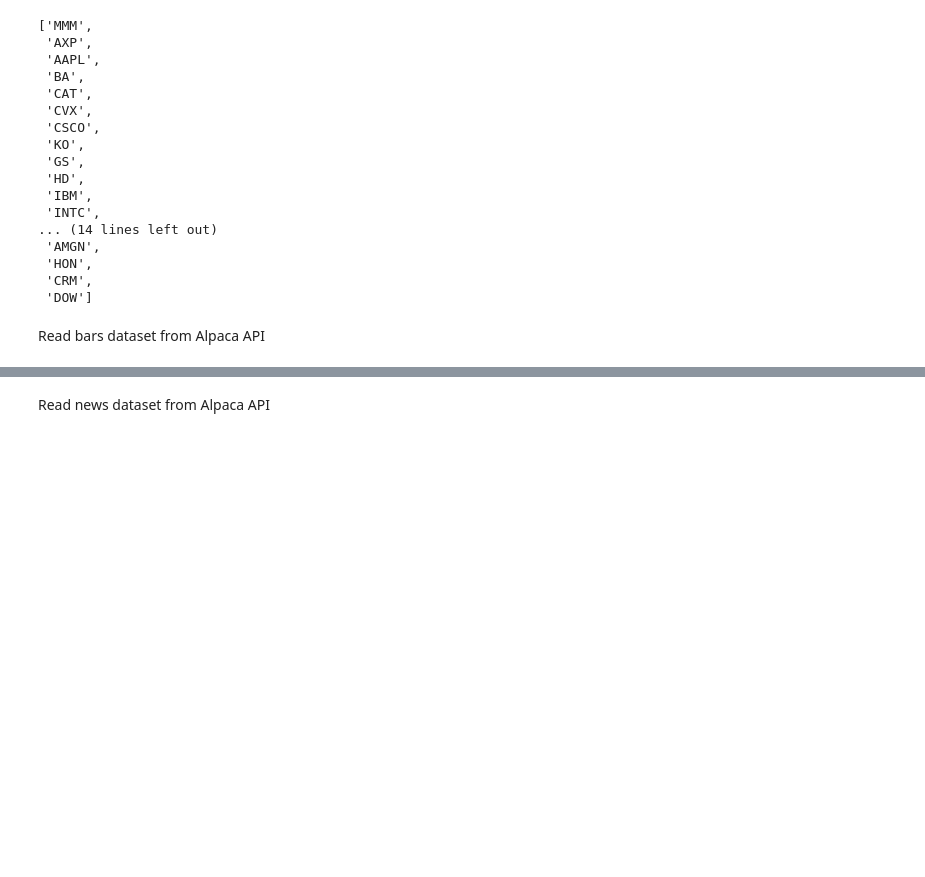
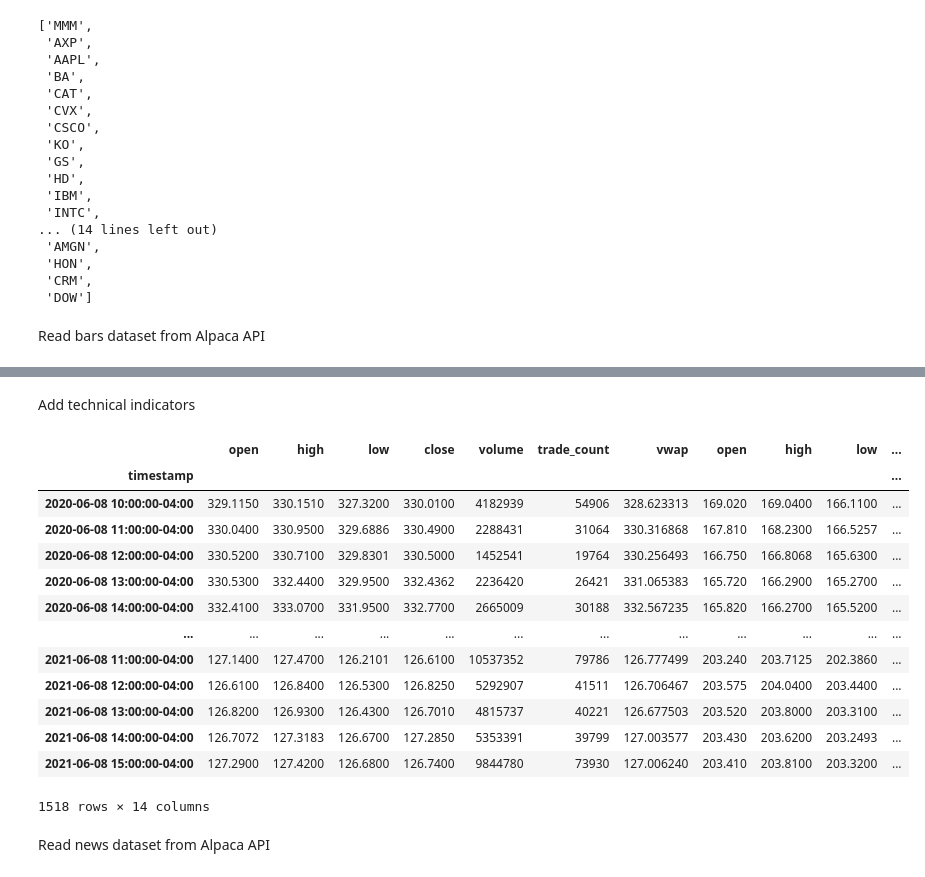
Before and after one commit to RezaSoleymanifar/neural, a Jupyter notebook: notebooks/price_prediction.ipynb, the cells around one changed output, grey strips where cells are left out. Drawn from its saved outputs; the diff is of its cells as text; code cells hidden in the pictures; blank space fills up the shorter version.

```diff
--- a/notebooks/price_prediction.ipynb
+++ b/notebooks/price_prediction.ipynb
@@ -81,0 +120,2 @@ df
+# %% [markdown]
+Add technical indicators
@@ -82,3 +133,24 @@ df
+# %%
+groups = [group[1] for group in df.groupby('symbol')]
+# %%
+features = pd.concat(groups, axis = 1)
+# %%
+features.select_dtypes(include=np.number)
+# %% [output]
+|  | open | high | low | close | volume | trade_count | vwap | open | high | low | ... |
+| timestamp |  |  |  |  |  |  |  |  |  |  | ... |
+| 2020-06-08 10:00:00-04:00 | 329.1150 | 330.1510 | 327.3200 | 330.0100 | 4182939 | 54906 | 328.623313 | 169.020 | 169.0400 | 166.1100 | ... |
+| 2020-06-08 11:00:00-04:00 | 330.0400 | 330.9500 | 329.6886 | 330.4900 | 2288431 | 31064 | 330.316868 | 167.810 | 168.2300 | 166.5257 | ... |
+| 2020-06-08 12:00:00-04:00 | 330.5200 | 330.7100 | 329.8301 | 330.5000 | 1452541 | 19764 | 330.256493 | 166.750 | 166.8068 | 165.6300 | ... |
+| 2020-06-08 13:00:00-04:00 | 330.5300 | 332.4400 | 329.9500 | 332.4362 | 2236420 | 26421 | 331.065383 | 165.720 | 166.2900 | 165.2700 | ... |
+| 2020-06-08 14:00:00-04:00 | 332.4100 | 333.0700 | 331.9500 | 332.7700 | 2665009 | 30188 | 332.567235 | 165.820 | 166.2700 | 165.5200 | ... |
+| ... | ... | ... | ... | ... | ... | ... | ... | ... | ... | ... | ... |
+| 2021-06-08 11:00:00-04:00 | 127.1400 | 127.4700 | 126.2101 | 126.6100 | 10537352 | 79786 | 126.777499 | 203.240 | 203.7125 | 202.3860 | ... |
+| 2021-06-08 12:00:00-04:00 | 126.6100 | 126.8400 | 126.5300 | 126.8250 | 5292907 | 41511 | 126.706467 | 203.575 | 204.0400 | 203.4400 | ... |
+| 2021-06-08 13:00:00-04:00 | 126.8200 | 126.9300 | 126.4300 | 126.7010 | 4815737 | 40221 | 126.677503 | 203.520 | 203.8000 | 203.3100 | ... |
+| 2021-06-08 14:00:00-04:00 | 126.7072 | 127.3183 | 126.6700 | 127.2850 | 5353391 | 39799 | 127.003577 | 203.430 | 203.6200 | 203.2493 | ... |
+| 2021-06-08 15:00:00-04:00 | 127.2900 | 127.4200 | 126.6800 | 126.7400 | 9844780 | 73930 | 127.006240 | 203.410 | 203.8100 | 203.3200 | ... |
+1518 rows × 14 columns
 # %% [markdown]
 Read news dataset from Alpaca API
 # %%
```
Also changed, not shown: parts of 15 cells of this notebook, 6 other files.
